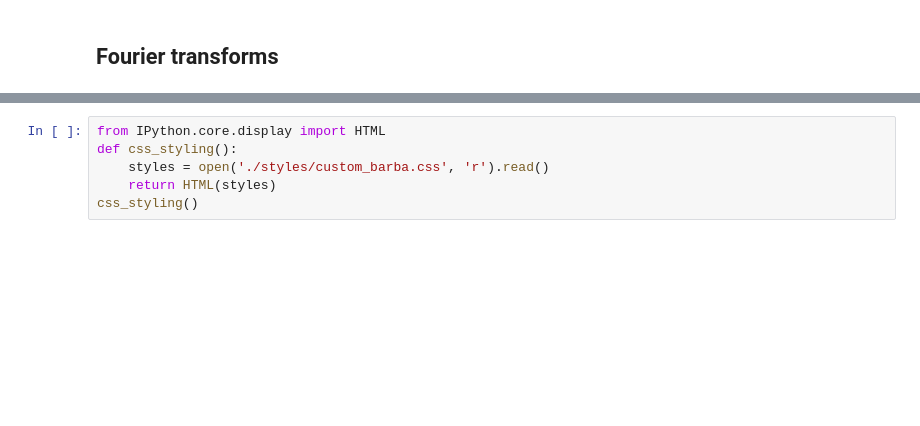
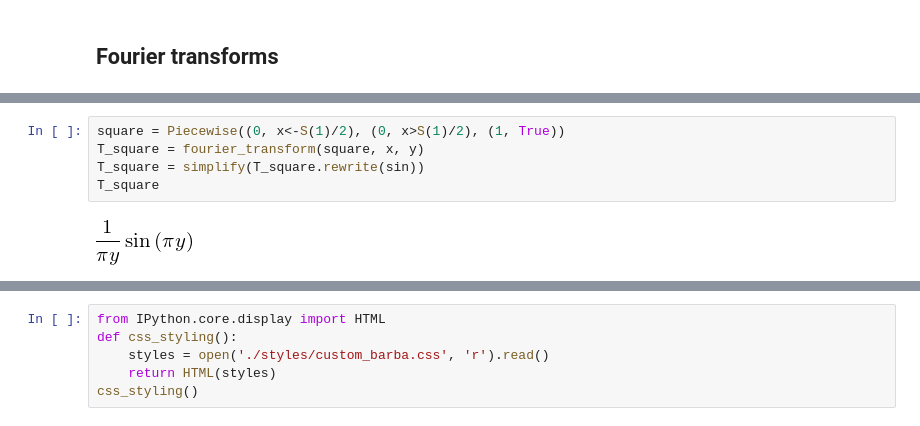
Before and after one commit to nicoguaro/AdvancedMath, a Jupyter notebook: Notebooks/Fourier_analysis.ipynb, the cells around one changed output, grey strips where cells are left out. Cells and saved outputs as stored; diff of their text form; blank space fills up the shorter version.

```diff
--- a/Notebooks/Fourier_analysis.ipynb
+++ b/Notebooks/Fourier_analysis.ipynb
@@ -95,0 +109,7 @@ interact(fourier,
+# %%
+square = Piecewise((0, x<-S(1)/2), (0, x>S(1)/2), (1, True))
+T_square = fourier_transform(square, x, y)
+T_square = simplify(T_square.rewrite(sin))
+T_square
+# %% [output]
+[figure, added]
```
Also changed, not shown: parts of 8 cells of this notebook, 2 other files.
